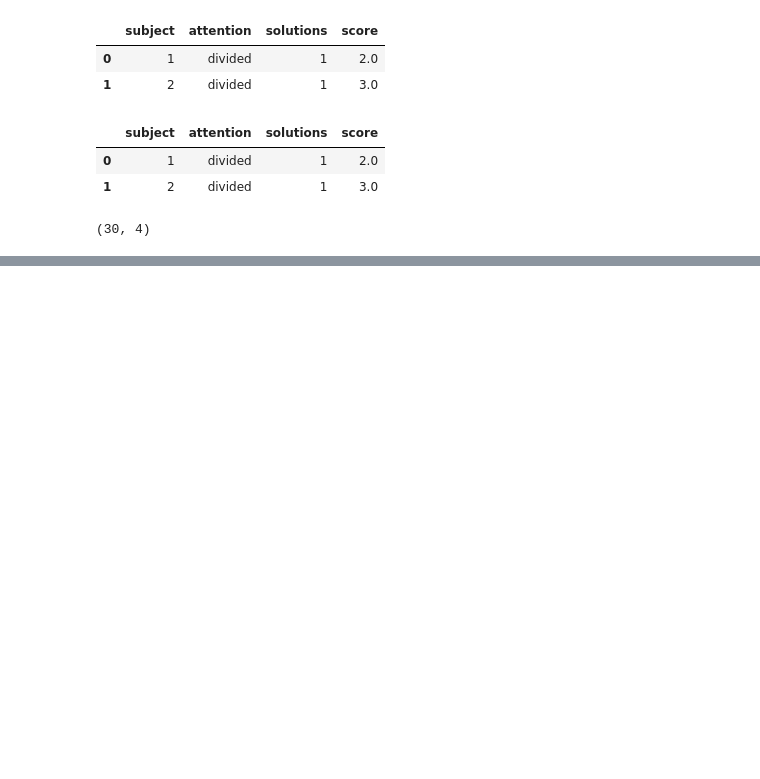
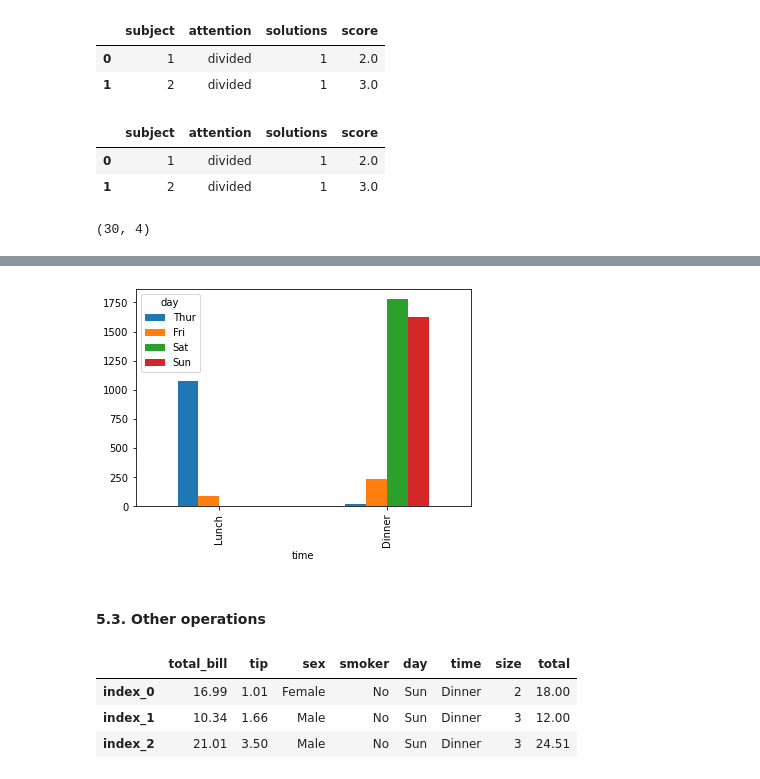
Before and after one commit to datacuriosity/MCI_Python_28S_Level_1, a Jupyter notebook: Lectures/live_lecture_06.ipynb, the cells around one changed output, grey strips where cells are left out. Saved outputs shown, nothing was run; the diff lists cells and outputs as text; code cells hidden in the pictures; blank space fills up the shorter version.

```diff
--- a/Lectures/live_lecture_06.ipynb
+++ b/Lectures/live_lecture_06.ipynb
@@ -298,0 +312,3 @@ attention_30_df.shape
+# %%
+tip_df['total'] = tip_df['total_bill'] + tip_df['tip']
+tip_df.head(2)
@@ -298,0 +410,13 @@ attention_30_df.shape
+# %%
+tip_df.pivot_table(values='total_bill', index='time', columns='day', aggfunc='sum', fill_value=0).plot(kind='bar');
+# %% [output]
+[figure, added]
+# %% [markdown]
+#### 5.3. Other operations
+# %%
+tip_df.head(3)
+# %% [output]
+|  | total_bill | tip | sex | smoker | day | time | size | total |
+| index_0 | 16.99 | 1.01 | Female | No | Sun | Dinner | 2 | 18.00 |
+| index_1 | 10.34 | 1.66 | Male | No | Sun | Dinner | 3 | 12.00 |
+| index_2 | 21.01 | 3.50 | Male | No | Sun | Dinner | 3 | 24.51 |
```
Also changed, not shown: parts of 32 cells of this notebook.
